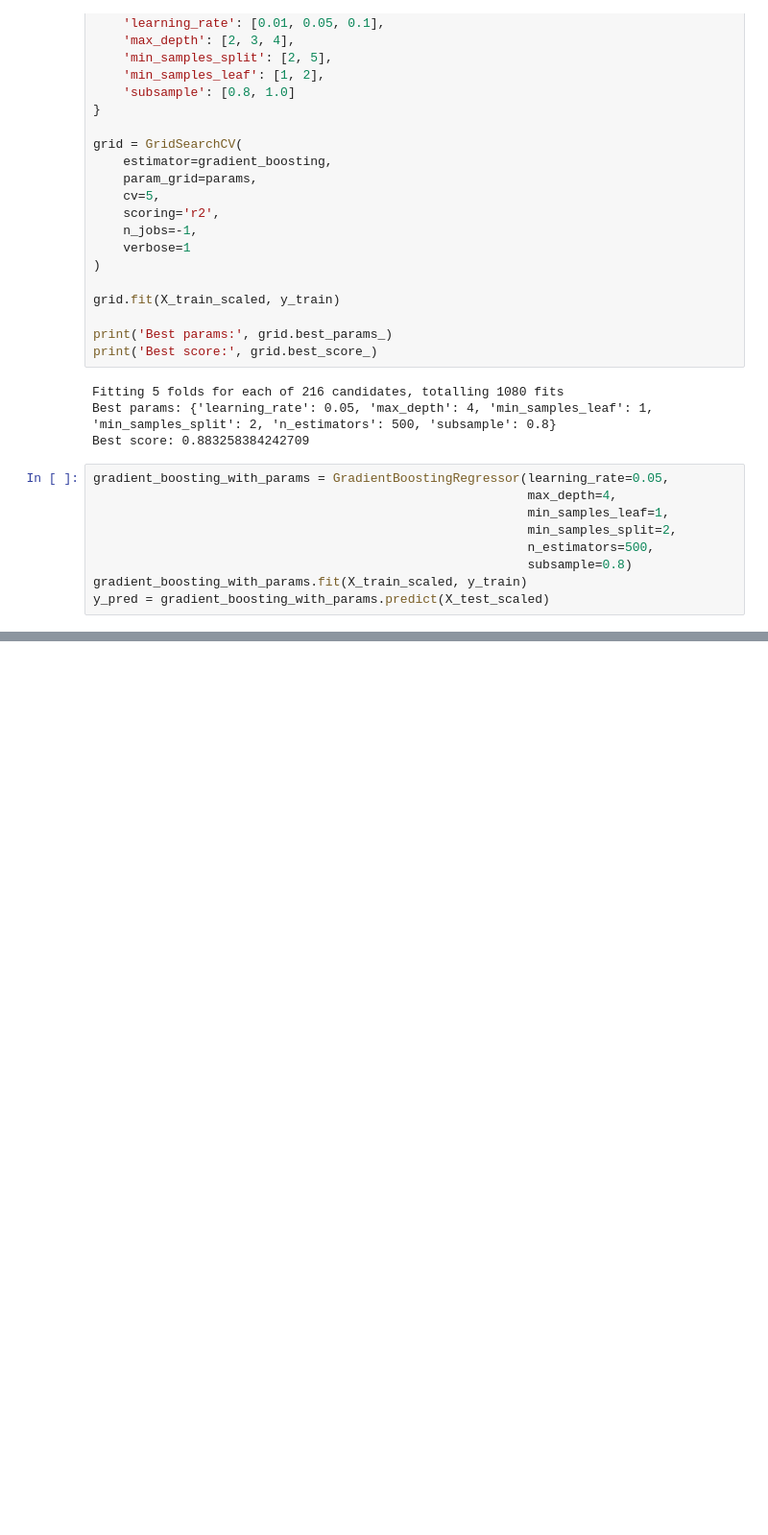
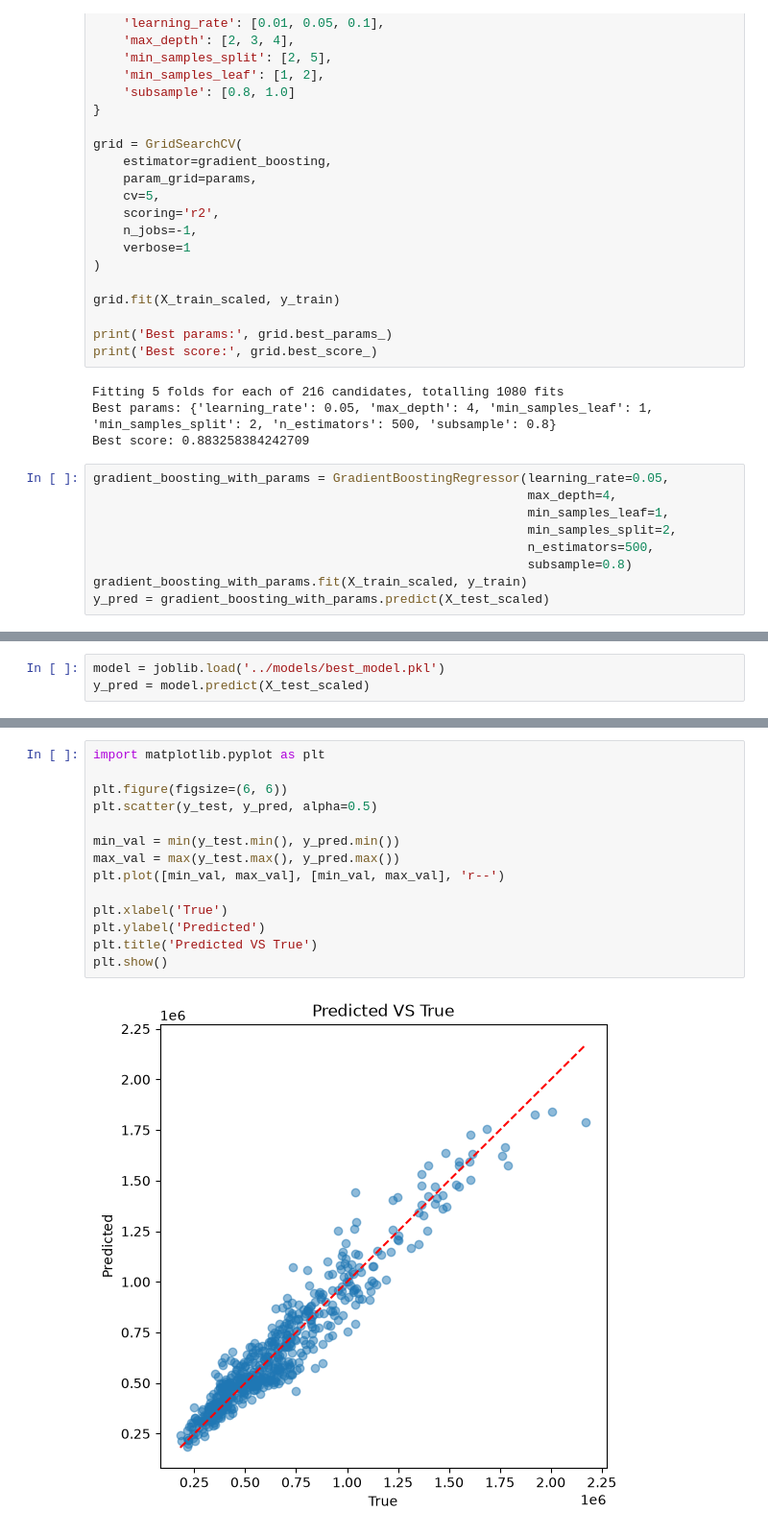
Before and after one commit to compuser21/used_cars_ml, a Jupyter notebook: notebooks/model.ipynb, the cells around one changed output, grey strips where cells are left out. Shown at 96% size. Drawn from its saved outputs; the diff is of its cells as text; blank space fills up the shorter version.

```diff
--- a/notebooks/model.ipynb
+++ b/notebooks/model.ipynb
@@ -210,0 +257,3 @@ joblib.dump(gradient_boosting_with_params, '../models/best_model.pkl')
+# %%
+model = joblib.load('../models/best_model.pkl')
+y_pred = model.predict(X_test_scaled)
@@ -210,0 +271,16 @@ joblib.dump(gradient_boosting_with_params, '../models/best_model.pkl')
+# %%
+import matplotlib.pyplot as plt
+
+plt.figure(figsize=(6, 6))
+plt.scatter(y_test, y_pred, alpha=0.5)
+
+min_val = min(y_test.min(), y_pred.min())
+max_val = max(y_test.max(), y_pred.max())
+plt.plot([min_val, max_val], [min_val, max_val], 'r--')
+
+plt.xlabel('True')
+plt.ylabel('Predicted')
+plt.title('Predicted VS True')
+plt.show()
+# %% [output]
+[figure, added]
```
Also changed, not shown: parts of 20 cells of this notebook.
